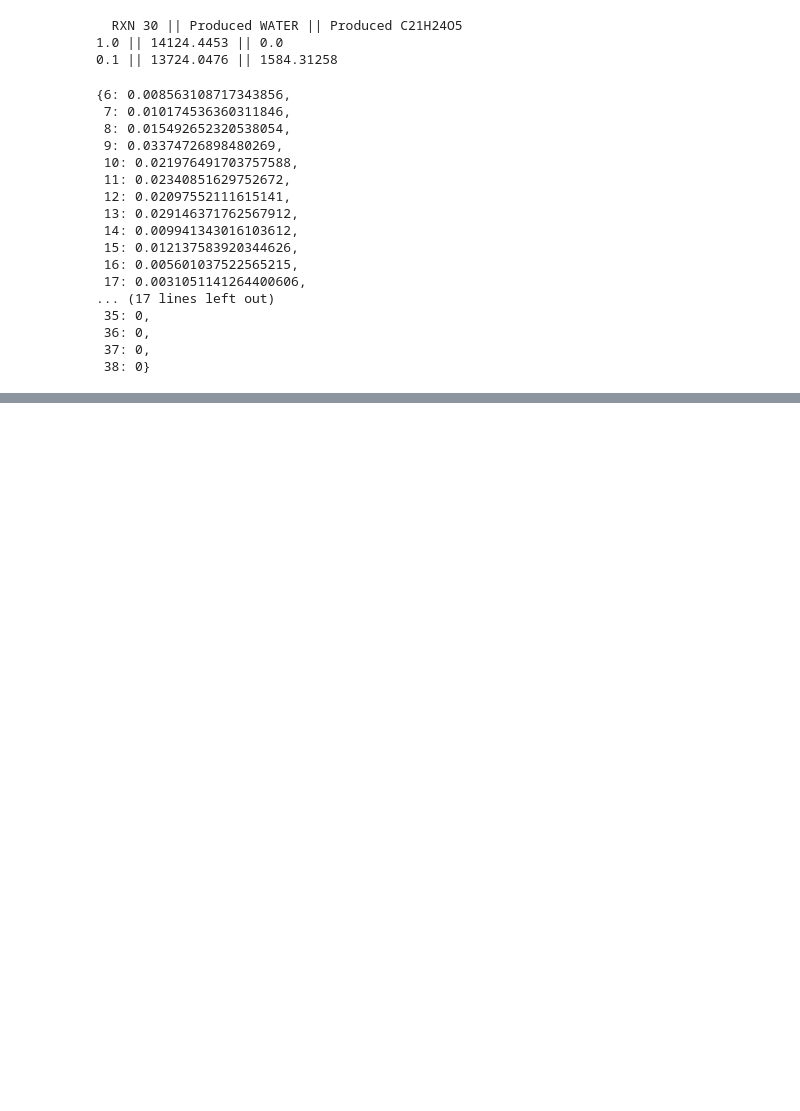
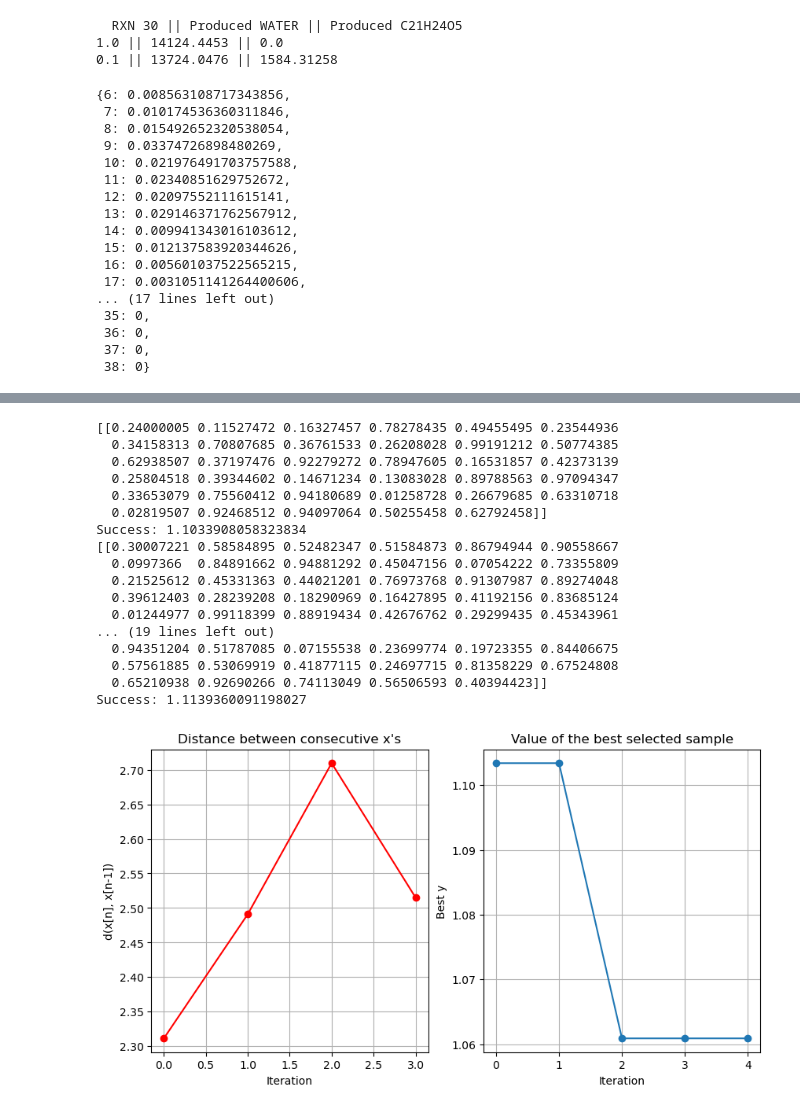
Before and after one commit to Hyein-coder/SAF-HDO, a Jupyter notebook: main_hdo_rxn.ipynb, the cells around one changed output, grey strips where cells are left out. Saved outputs shown, nothing was run; the diff lists cells and outputs as text; code cells hidden in the pictures; blank space fills up the shorter version.

```diff
--- a/main_hdo_rxn.ipynb
+++ b/main_hdo_rxn.ipynb
@@ -119,26 +119,28 @@ target_data = {n: c / target_sum for n, c in zip(data['Carbon'], data[case_targe
 
 r_now = []
 for ii, rr in enumerate(hdo_rxtors):
+    rii = []
     for n in range(n_rxns[ii]):
-        r_now.append(rr.Elements(f"{n+1}").Value)
+        rii.append(rr.Elements(f"{n+1}").Value)
+    r_now.append(rii)
 
 
 def get_hdo_results(rxn_coef):
-    # print(rxn_coef)
+    print(rxn_coef)
     for n in range(n_rxns[0]):
-        rxtor1.Elements(f"{n+1}").Value = rxn_coef[n]
+        rxtor1.Elements(f"{n+1}").Value = rxn_coef[0][n]
 
     time.sleep(2)
     aspen.Engine.Run2()
     time.sleep(2)
 
     prod = get_carbon_number_composition(208)
-    mse = sum((target_data[n] - prod[n])**2 for n in target_data.keys())
+    mse = sum((target_data[n] - prod[n])**2 for n in target_data.keys()) * 10
     print(f"Success: {mse}")
-    return mse * 10
+    return mse
 
 
-r_new = r_now[:n_rxns[0]].copy()
-r_new[29] = 1.0
+r_new = [r_now[0].copy()]
+r_new[0][29] = 1.0
 print(get_hdo_results(r_new))
 # %% [output]
@@ -198,0 +150,40 @@ aspen.Close(0)
+# %%
+from GPyOpt.methods import BayesianOptimization
+
+domain = [
+    {'name': f'rxn1_coef{i}', 'type': 'continuous', 'domain': (0, 1)} for i in range(n_rxns[0])
+]
+
+optimizer = BayesianOptimization(
+    f=get_hdo_results,
+    domain=domain,
+    acquisition_type='EI',
+    acquisition_optimizer_type='lbfgs',
+    max_iter=500,
+    exact_feval=True,
+    maximize=False,
+    verbosity=1,
+)
+optimizer.run_optimization()
+optimal_rxn_coef = optimizer.x_opt
+
+optimizer.plot_convergence()
+# %% [output]
+[[0.24000005 0.11527472 0.16327457 0.78278435 0.49455495 0.23544936
+  0.34158313 0.70807685 0.36761533 0.26208028 0.99191212 0.50774385
+  0.62938507 0.37197476 0.92279272 0.78947605 0.16531857 0.42373139
+  0.25804518 0.39344602 0.14671234 0.13083028 0.89788563 0.97094347
+  0.33653079 0.75560412 0.94180689 0.01258728 0.26679685 0.63310718
+  0.02819507 0.92468512 0.94097064 0.50255458 0.62792458]]
+Success: 1.1033908058323834
+[[0.30007221 0.58584895 0.52482347 0.51584873 0.86794944 0.90558667
+  0.0997366  0.84891662 0.94881292 0.45047156 0.07054222 0.73355809
+  0.21525612 0.45331363 0.44021201 0.76973768 0.91307987 0.89274048
+  0.39612403 0.28239208 0.18290969 0.16427895 0.41192156 0.83685124
+  0.01244977 0.99118399 0.88919434 0.42676762 0.29299435 0.45343961
+... (19 lines left out)
+  0.94351204 0.51787085 0.07155538 0.23699774 0.19723355 0.84406675
+  0.57561885 0.53069919 0.41877115 0.24697715 0.81358229 0.67524808
+  0.65210938 0.92690266 0.74113049 0.56506593 0.40394423]]
+Success: 1.1139360091198027
+[figure, added]
```
Also changed, not shown: parts of 6 cells of this notebook.
